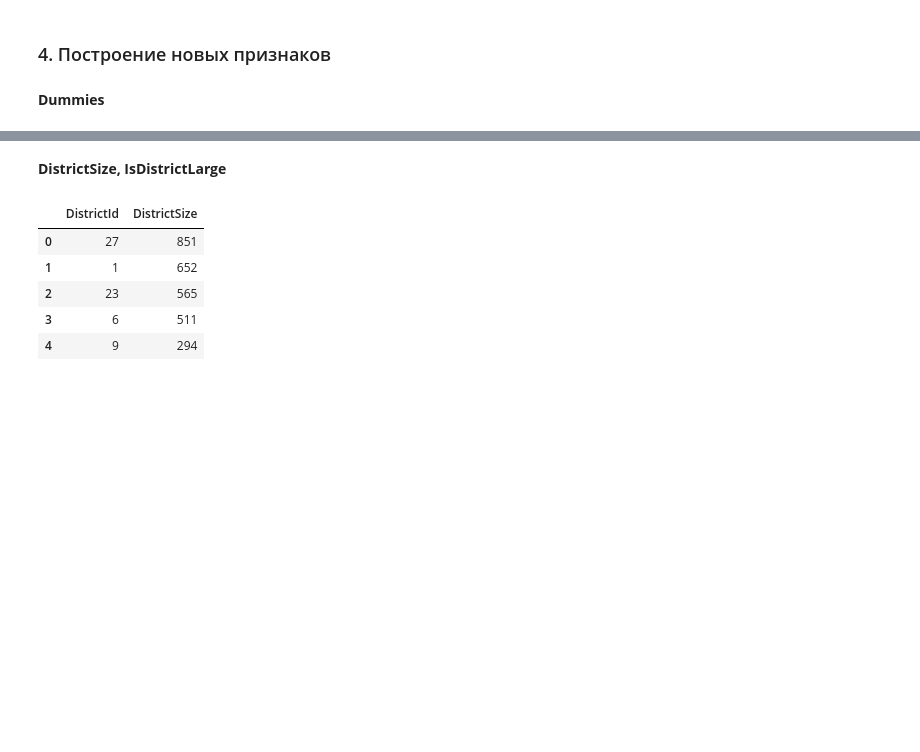
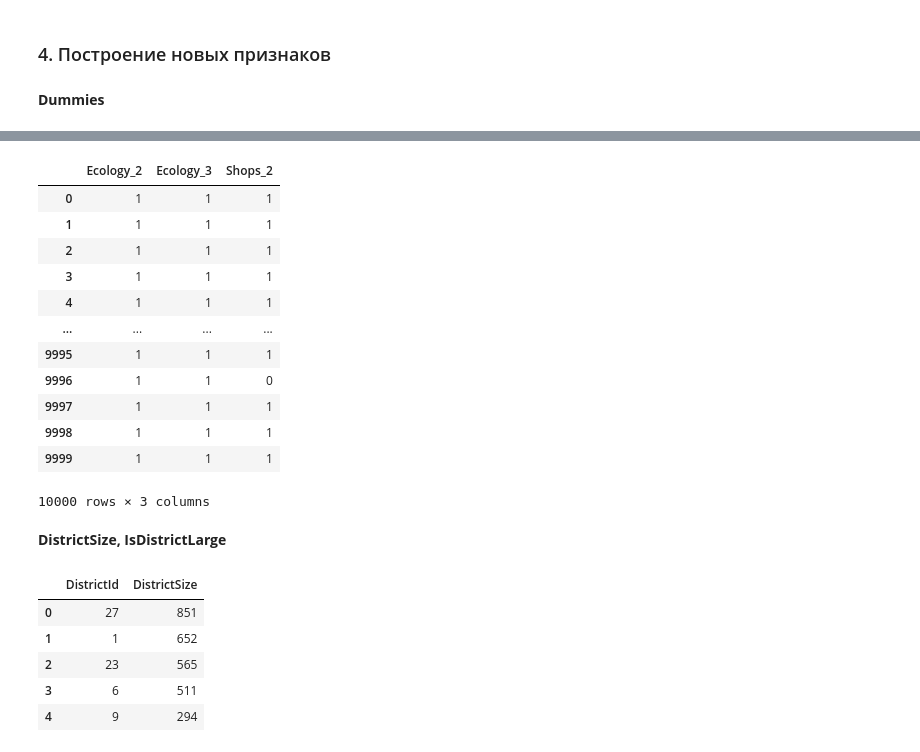
Before and after one commit to alex-chin/GB_LIBS_DS, a Jupyter notebook: course_project/REstate.ipynb, the cells around one changed output, grey strips where cells are left out. Drawn from its saved outputs; the diff is of its cells as text; code cells hidden in the pictures; blank space fills up the shorter version.

```diff
--- a/course_project/REstate.ipynb
+++ b/course_project/REstate.ipynb
@@ -614,6 +632,22 @@ binary_to_numbers = {'A': 0, 'B': 1}
 train_df['Ecology_2'] = train_df['Ecology_2'].replace(binary_to_numbers)
 train_df['Ecology_3'] = train_df['Ecology_3'].replace(binary_to_numbers)
 train_df['Shops_2'] = train_df['Shops_2'].replace(binary_to_numbers)
+# %%
+train_df[['Ecology_2', 'Ecology_3', 'Shops_2']]
+# %% [output]
+|  | Ecology_2 | Ecology_3 | Shops_2 |
+| 0 | 1 | 1 | 1 |
+| 1 | 1 | 1 | 1 |
+| 2 | 1 | 1 | 1 |
+| 3 | 1 | 1 | 1 |
+| 4 | 1 | 1 | 1 |
+| ... | ... | ... | ... |
+| 9995 | 1 | 1 | 1 |
+| 9996 | 1 | 1 | 0 |
+| 9997 | 1 | 1 | 1 |
+| 9998 | 1 | 1 | 1 |
+| 9999 | 1 | 1 | 1 |
+10000 rows × 3 columns
 # %% [markdown]
 **DistrictSize, IsDistrictLarge**
 # %%
```
Also changed, not shown: parts of 2 cells of this notebook.
